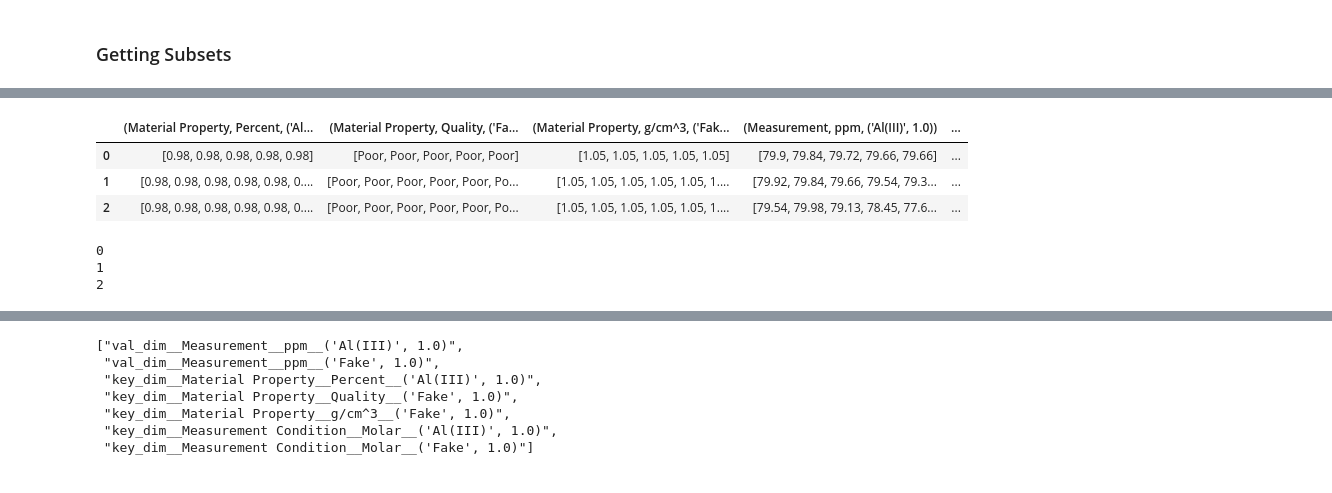
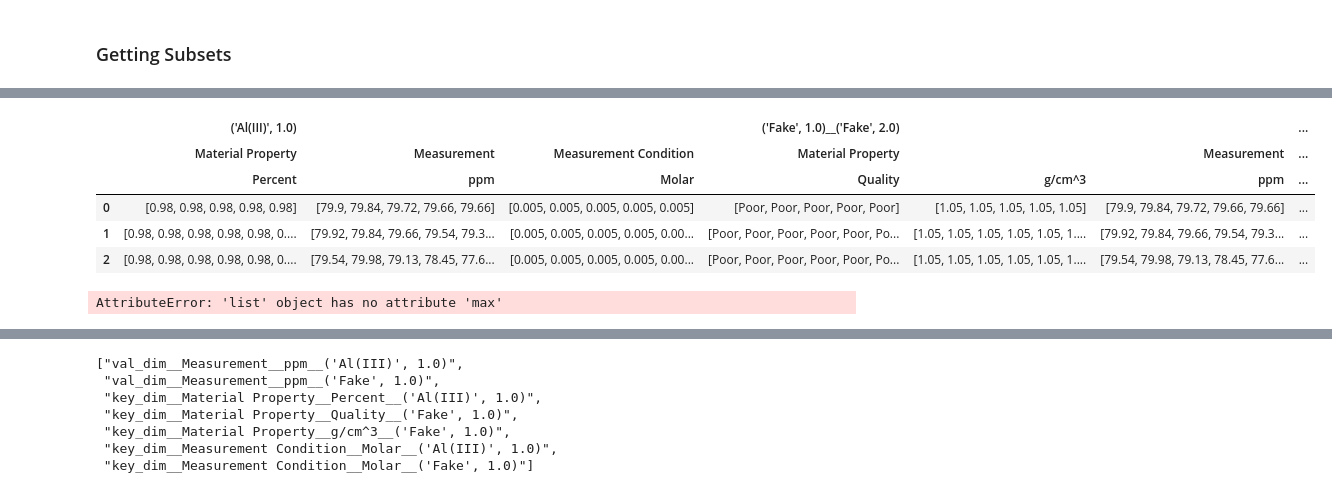
Before and after one commit to biggstd/isaDream, a Jupyter notebook: dev_notebooks/vis_01.ipynb, the cells around one changed output, grey strips where cells are left out. Drawn from its saved outputs; the diff is of its cells as text; code cells hidden in the pictures.

```diff
--- a/dev_notebooks/vis_01.ipynb
+++ b/dev_notebooks/vis_01.ipynb
@@ -63,0 +145,15 @@ node = io.parse_json(demo_json)
+# %%
+y_groups = (
+    ('27 Al ppm', 'ppm', {"Al*"}),
+
+)
+x_groups = (
+    ('Total Aluminate Concentration', 'Molar', {"Al*"}),
+    ('Counter Ion Concentration', 'Molar', {"Na+", "Li+", "Cs+", "K+"}),
+    ('Base Concentration', 'Molar', {"OH-"}),
+)
+
+demo_json = io.read_idream_json(nmr_json_demo)
+node = io.parse_json(demo_json)
+
+build_cds(assays=node.assays, x_groups=x_groups, y_groups=y_groups)
@@ -64,10 +464,13 @@ node = io.parse_json(demo_json)
 # %%
 assay_chain_map = collections.ChainMap(*[a.as_dict for a in node.assays]).maps
 df = pd.DataFrame.from_records(assay_chain_map)
-# df.columns = pd.MultiIndex.from_tuples(df.columns)
+df.columns = pd.MultiIndex.from_tuples(df.columns)
+# df.apply(lambda x: len(x))
 df
 # %% [output]
-|  | (Material Property, Percent, ('Al... | (Material Property, Quality, ('Fa... | (Material Property, g/cm^3, ('Fak... | (Measurement, ppm, ('Al(III)', 1.0)) | ... |
-| 0 | [0.98, 0.98, 0.98, 0.98, 0.98] | [Poor, Poor, Poor, Poor, Poor] | [1.05, 1.05, 1.05, 1.05, 1.05] | [79.9, 79.84, 79.72, 79.66, 79.66] | ... |
-| 1 | [0.98, 0.98, 0.98, 0.98, 0.98, 0.... | [Poor, Poor, Poor, Poor, Poor, Po... | [1.05, 1.05, 1.05, 1.05, 1.05, 1.... | [79.92, 79.84, 79.66, 79.54, 79.3... | ... |
-| 2 | [0.98, 0.98, 0.98, 0.98, 0.98, 0.... | [Poor, Poor, Poor, Poor, Poor, Po... | [1.05, 1.05, 1.05, 1.05, 1.05, 1.... | [79.54, 79.98, 79.13, 78.45, 77.6... | ... |
+|  | ('Al(III)', 1.0) |  |  | ('Fake', 1.0)__('Fake', 2.0) |  |  | ... |
+|  | Material Property | Measurement | Measurement Condition | Material Property |  | Measurement | ... |
+|  | Percent | ppm | Molar | Quality | g/cm^3 | ppm | ... |
+| 0 | [0.98, 0.98, 0.98, 0.98, 0.98] | [79.9, 79.84, 79.72, 79.66, 79.66] | [0.005, 0.005, 0.005, 0.005, 0.005] | [Poor, Poor, Poor, Poor, Poor] | [1.05, 1.05, 1.05, 1.05, 1.05] | [79.9, 79.84, 79.72, 79.66, 79.66] | ... |
+| 1 | [0.98, 0.98, 0.98, 0.98, 0.98, 0.... | [79.92, 79.84, 79.66, 79.54, 79.3... | [0.005, 0.005, 0.005, 0.005, 0.00... | [Poor, Poor, Poor, Poor, Poor, Po... | [1.05, 1.05, 1.05, 1.05, 1.05, 1.... | [79.92, 79.84, 79.66, 79.54, 79.3... | ... |
+| 2 | [0.98, 0.98, 0.98, 0.98, 0.98, 0.... | [79.54, 79.98, 79.13, 78.45, 77.6... | [0.005, 0.005, 0.005, 0.005, 0.00... | [Poor, Poor, Poor, Poor, Poor, Po... | [1.05, 1.05, 1.05, 1.05, 1.05, 1.... | [79.54, 79.98, 79.13, 78.45, 77.6... | ... |
@@ -76,8 +477,13 @@ for
-# %%
-for c in df.T:
-    print(c)
-# %% [output]
-0
-1
-2
+# %%
+def
+
+for col in df.columns:
+#     display(df[col].values)
+    if
+    vector_length = max((v) for v in df[col].values)
+    print(vector_length)
+#     for v in df[col].values:
+#         print(type(v))
+# %% [output]
+AttributeError: 'list' object has no attribute 'max'
 # %%
```
Also changed, not shown: parts of 21 cells of this notebook, 6 other files.
